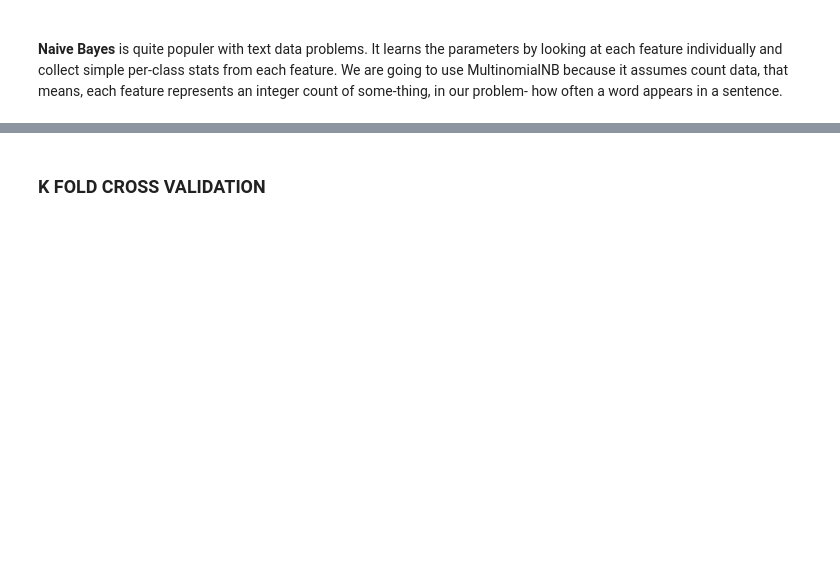
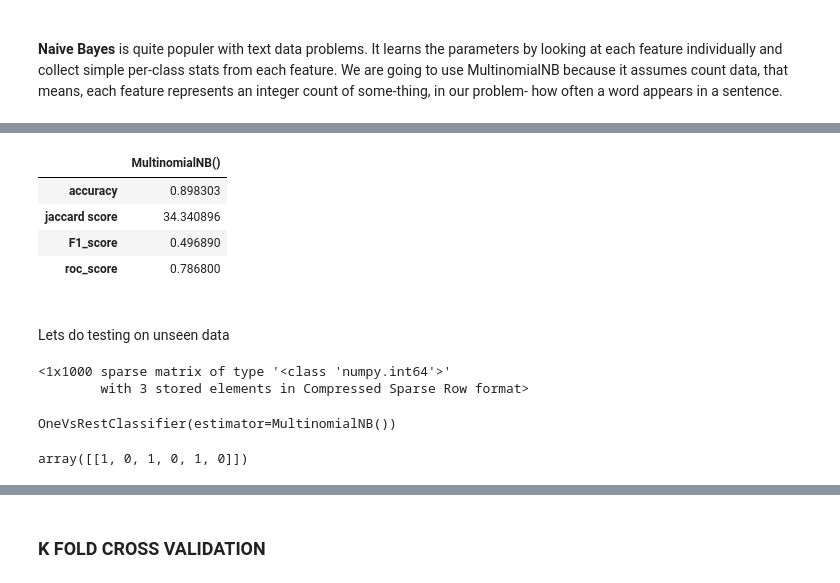
Before and after one commit to Navjotbians/toxic-comment-classifier, a Jupyter notebook: notebooks/modelling.ipynb, the cells around one changed output, grey strips where cells are left out. Saved outputs shown, nothing was run; the diff lists cells and outputs as text; code cells hidden in the pictures; blank space fills up the shorter version.

```diff
--- a/notebooks/modelling.ipynb
+++ b/notebooks/modelling.ipynb
@@ -110,0 +101,4 @@ Now word embeddings are ready for `X_train`  and `X_test` data. These embeddings
+# %%
+def j_score(y_true, y_pred):
+    jaccard = np.minimum(y_true, y_pred).sum(axis = 1)/np.maximum(y_true, y_pred).sum(axis = 1)
+    return jaccard.mean()*100
@@ -181,0 +215,2 @@ False
+# %%
+nb_clf, nb_vectorizer, nb_sumry = train_model(n_bayes, corpus, df[labels] )
@@ -181,0 +235,21 @@ False
+# %%
+summary_nb = pd.DataFrame(nb_sumry, index = ['accuracy', 'jaccard score', 'F1_score', 'roc_score'], columns= [nb_clf.estimators_[0]])
+summary_nb
+# %% [output]
+|  | MultinomialNB() |
+| accuracy | 0.898303 |
+| jaccard score | 34.340896 |
+| F1_score | 0.496890 |
+| roc_score | 0.786800 |
+# %% [markdown]
+<br>
+Lets do testing on unseen data
+# %%
+input_str = ["that is so good, i am so happy bitch"]
+input_str = clean(input_str[0])
+input_str = process_txt(input_str, stemm= True)
+input_str = nb_vectorizer.transform([input_str])
+input_str
+# %% [output]
+<1x1000 sparse matrix of type '<class 'numpy.int64'>'
+        with 3 stored elements in Compressed Sparse Row format>
@@ -182 +262,9 @@ False
+# %%
+model
+# %% [output]
+OneVsRestClassifier(estimator=MultinomialNB())
+# %%
+model.predict(input_str)
+# %% [output]
+array([[1, 0, 1, 0, 1, 0]])
 # %% [markdown]
```
Also changed, not shown: parts of 73 cells of this notebook.
